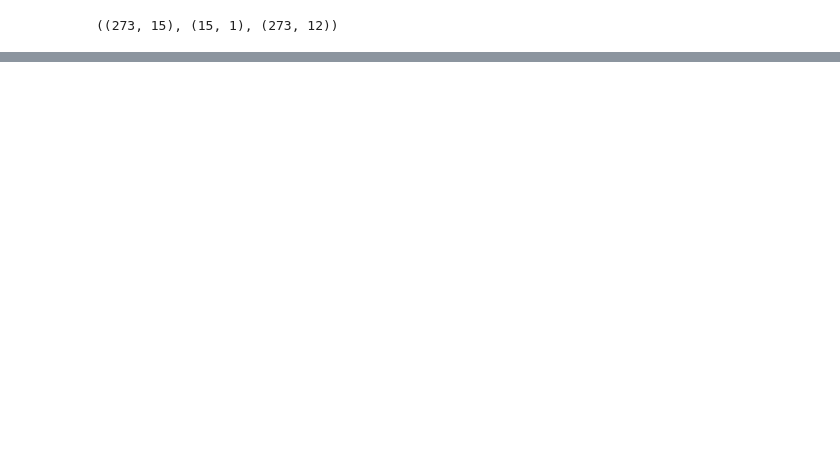
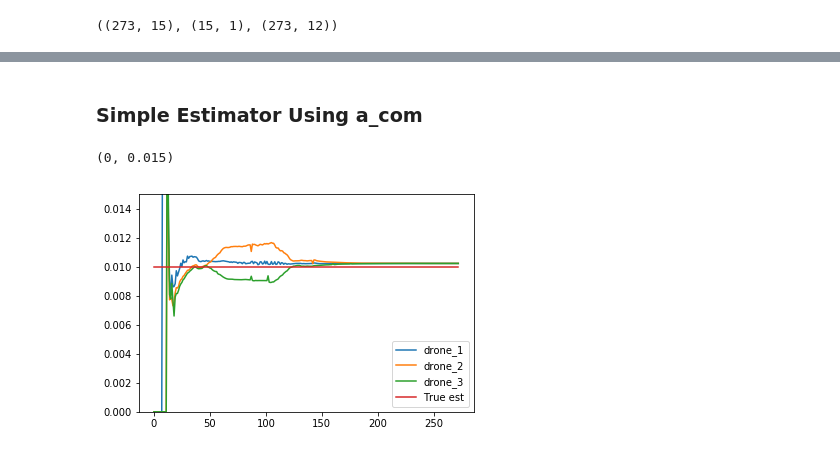
Before and after one commit to partonus/data-analysis, a Jupyter notebook: three_drone_analysis.ipynb, the cells around one changed output, grey strips where cells are left out. Saved outputs shown, nothing was run; the diff lists cells and outputs as text; code cells hidden in the pictures; blank space fills up the shorter version.

```diff
--- a/three_drone_analysis.ipynb
+++ b/three_drone_analysis.ipynb
@@ -140,0 +148,25 @@ x_obs_vals.shape, x_obs.shape, x_s.shape
+# %% [markdown]
+### Simple Estimator Using a_com
+# %%
+
+def est_box_mass_all_drones(drone_num, est_fd=False):
+    curr_drone = DRONES[drone_num]
+    curr_drone_data = processed[curr_drone]
+    if est_fd: Fd_mag = np.linalg.norm(curr_drone_data[FD_OBS][:, 1:4], axis=1)
+    else: Fd_mag = np.linalg.norm(curr_drone_data[EXTERNAL_FORCE][:, 1:4], axis=1)
+
+    F_z = np.zeros(len(curr_drone_data[POSITION]))
+    for d in DRONES:
+        F_z += Fd_mag * (processed[d][POSITION][:, 3] - processed[BOX][POSITION][:, 3])
+    return F_z / GRAVITY
+# %%
+BOX_MASS = 0.01
+for i in range(len(DRONES)):
+    est = est_box_mass_all_drones(i)
+    plt.plot(est, label=DRONES[i])
+plt.plot([BOX_MASS] * len(est), label="True est")
+plt.legend()
+plt.ylim([0, 0.015])
+# %% [output]
+(0, 0.015)
+[figure, added]
```
Also changed, not shown: parts of 18 cells of this notebook, 5 other files.
